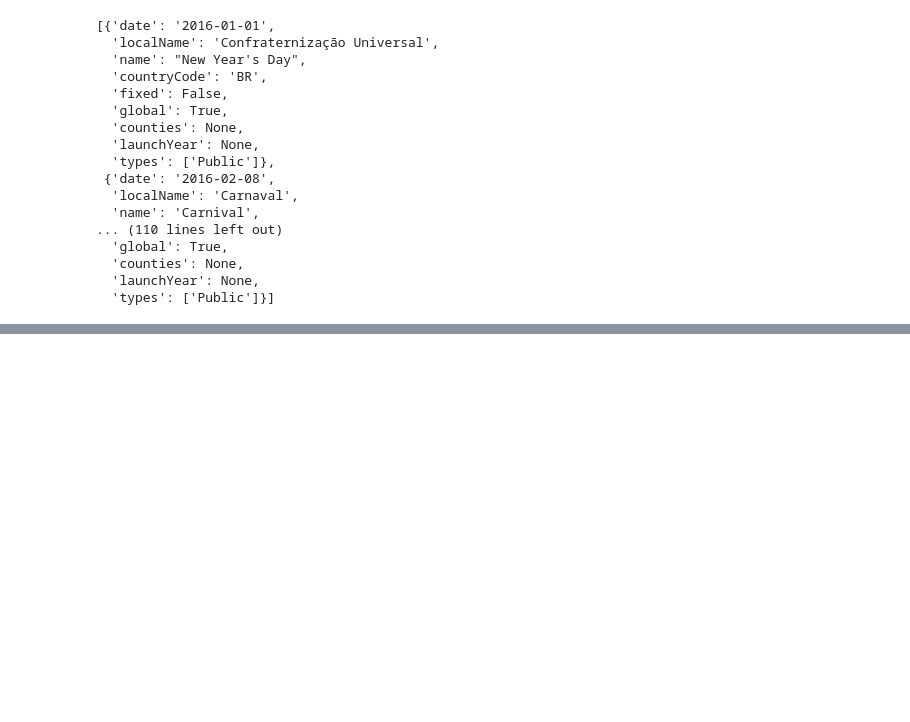
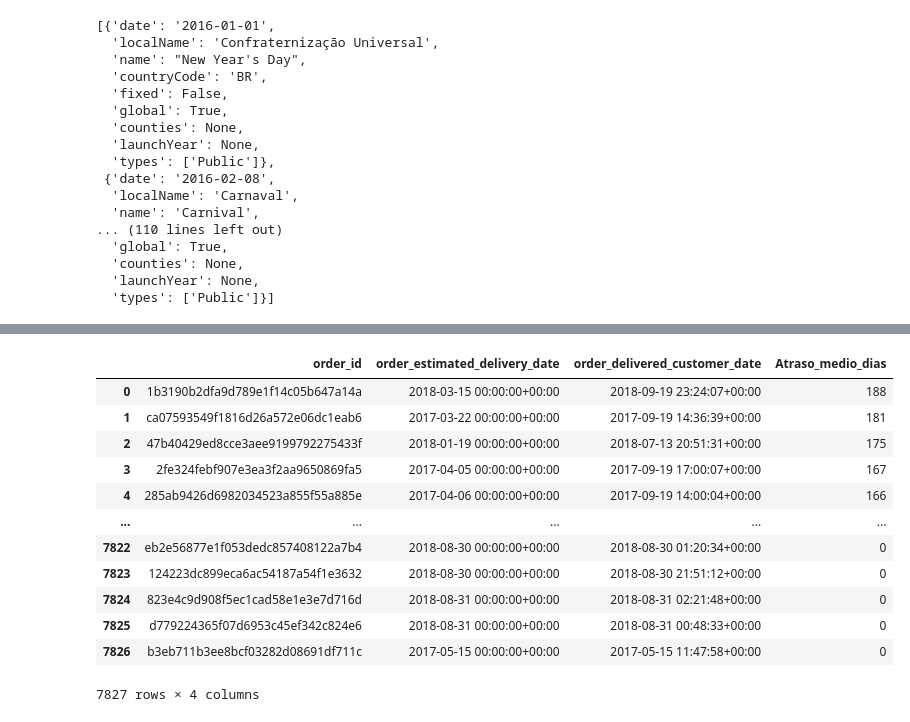
Before and after one commit to GuiAbade/AluraAtividades, a Jupyter notebook: dados_do_gcs_com_python.ipynb, the cells around one changed output, grey strips where cells are left out. Saved outputs shown, nothing was run; the diff lists cells and outputs as text; code cells hidden in the pictures; blank space fills up the shorter version.

```diff
--- a/dados_do_gcs_com_python.ipynb
+++ b/dados_do_gcs_com_python.ipynb
@@ -47,0 +78,32 @@ dados_feriados
+# %%
+consulta_atrasos = """
+SELECT
+    order_id,
+    order_estimated_delivery_date,
+    order_delivered_customer_date,
+    DATE_DIFF(order_delivered_customer_date, order_estimated_delivery_date, DAY) AS Atraso_medio_dias
+FROM `alura-485623.olist_dataset.orders`
+WHERE
+    order_delivered_customer_date IS NOT NULL
+    AND order_estimated_delivery_date IS NOT NULL
+    AND order_delivered_customer_date > order_estimated_delivery_date
+ORDER BY Atraso_medio_dias DESC
+"""
+# %%
+results = client_bq.query(consulta_atrasos)
+df_atraso = results.to_dataframe()
+df_atraso
+# %% [output]
+|  | order_id | order_estimated_delivery_date | order_delivered_customer_date | Atraso_medio_dias |
+| 0 | 1b3190b2dfa9d789e1f14c05b647a14a | 2018-03-15 00:00:00+00:00 | 2018-09-19 23:24:07+00:00 | 188 |
+| 1 | ca07593549f1816d26a572e06dc1eab6 | 2017-03-22 00:00:00+00:00 | 2017-09-19 14:36:39+00:00 | 181 |
+| 2 | 47b40429ed8cce3aee9199792275433f | 2018-01-19 00:00:00+00:00 | 2018-07-13 20:51:31+00:00 | 175 |
+| 3 | 2fe324febf907e3ea3f2aa9650869fa5 | 2017-04-05 00:00:00+00:00 | 2017-09-19 17:00:07+00:00 | 167 |
+| 4 | 285ab9426d6982034523a855f55a885e | 2017-04-06 00:00:00+00:00 | 2017-09-19 14:00:04+00:00 | 166 |
+| ... | ... | ... | ... | ... |
+| 7822 | eb2e56877e1f053dedc857408122a7b4 | 2018-08-30 00:00:00+00:00 | 2018-08-30 01:20:34+00:00 | 0 |
+| 7823 | 124223dc899eca6ac54187a54f1e3632 | 2018-08-30 00:00:00+00:00 | 2018-08-30 21:51:12+00:00 | 0 |
+| 7824 | 823e4c9d908f5ec1cad58e1e3e7d716d | 2018-08-31 00:00:00+00:00 | 2018-08-31 02:21:48+00:00 | 0 |
+| 7825 | d779224365f07d6953c45ef342c824e6 | 2018-08-31 00:00:00+00:00 | 2018-08-31 00:48:33+00:00 | 0 |
+| 7826 | b3eb711b3ee8bcf03282d08691df711c | 2017-05-15 00:00:00+00:00 | 2017-05-15 11:47:58+00:00 | 0 |
+7827 rows × 4 columns
```
Also changed, not shown: parts of 7 cells of this notebook.
